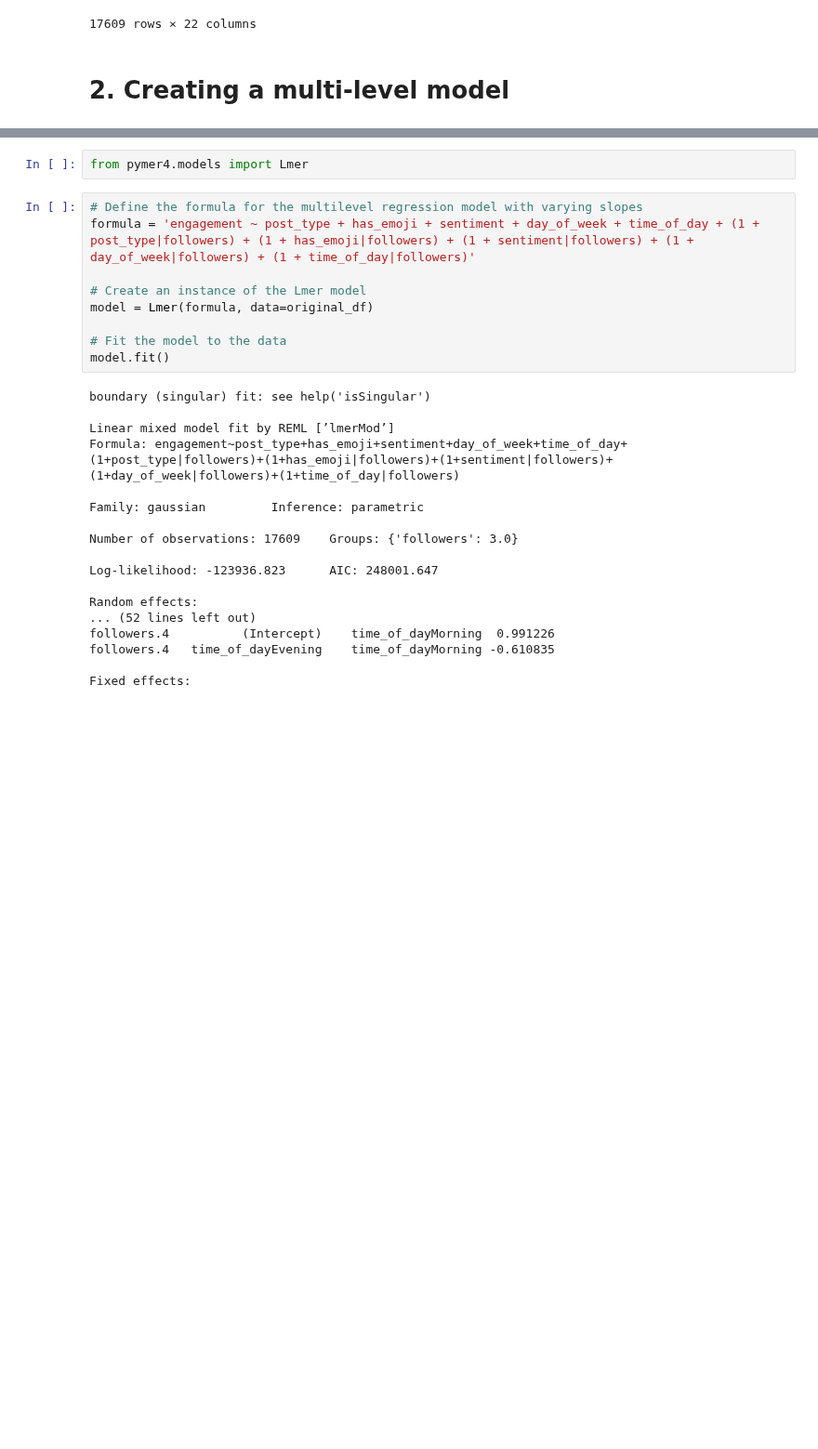
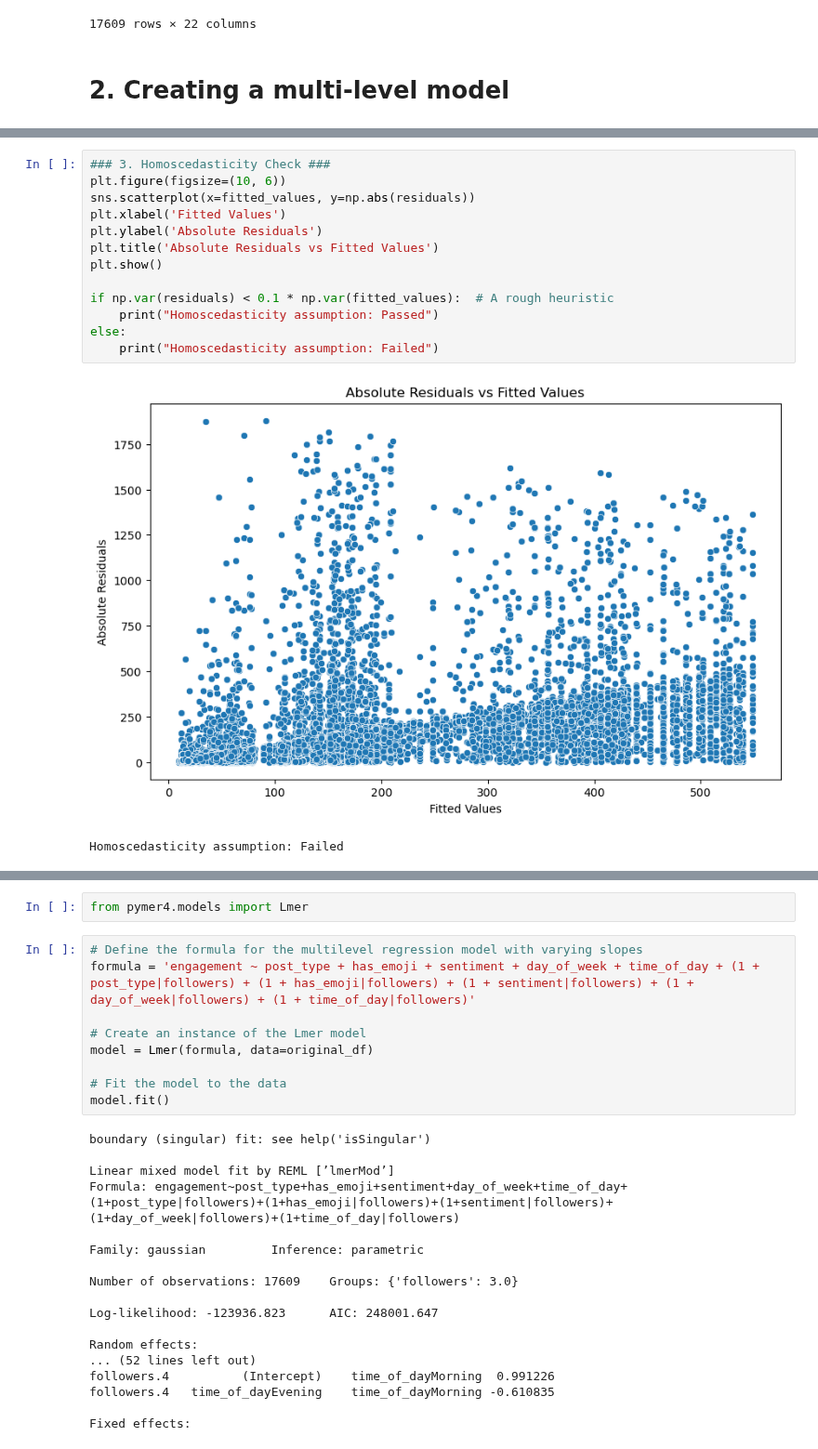
Before and after one commit to crlhbs/Group1_MarketingStrategy, a Jupyter notebook: Multi-level_Analysis.ipynb, the cells around one changed output, grey strips where cells are left out. Shown at 93% size. Drawn from its saved outputs; the diff is of its cells as text; blank space fills up the shorter version.

```diff
--- a/Multi-level_Analysis.ipynb
+++ b/Multi-level_Analysis.ipynb
@@ -96,0 +148,16 @@ original_df
+# %%
+### 3. Homoscedasticity Check ###
+plt.figure(figsize=(10, 6))
+sns.scatterplot(x=fitted_values, y=np.abs(residuals))
+plt.xlabel('Fitted Values')
+plt.ylabel('Absolute Residuals')
+plt.title('Absolute Residuals vs Fitted Values')
+plt.show()
+
+if np.var(residuals) < 0.1 * np.var(fitted_values):  # A rough heuristic
+    print("Homoscedasticity assumption: Passed")
+else:
+    print("Homoscedasticity assumption: Failed")
+# %% [output]
+[figure, added]
+Homoscedasticity assumption: Failed
```
Also changed, not shown: parts of 12 cells of this notebook, 2 other files.
